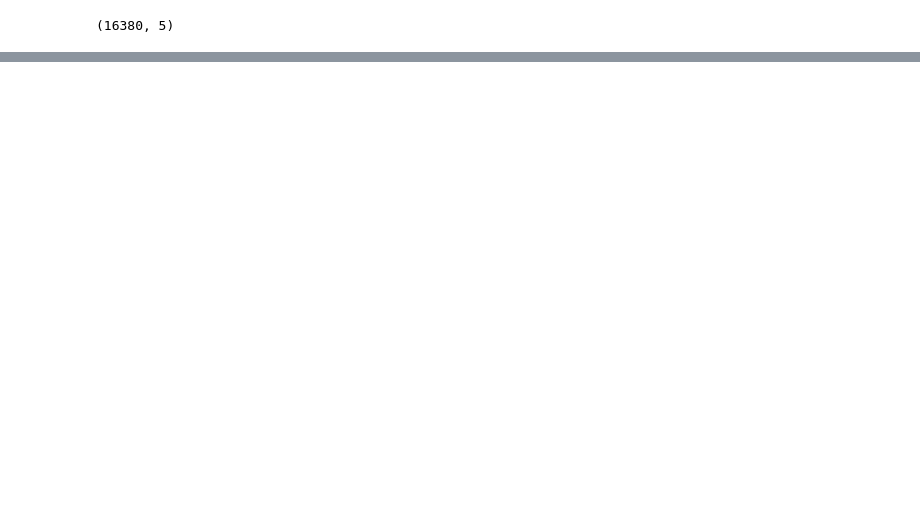
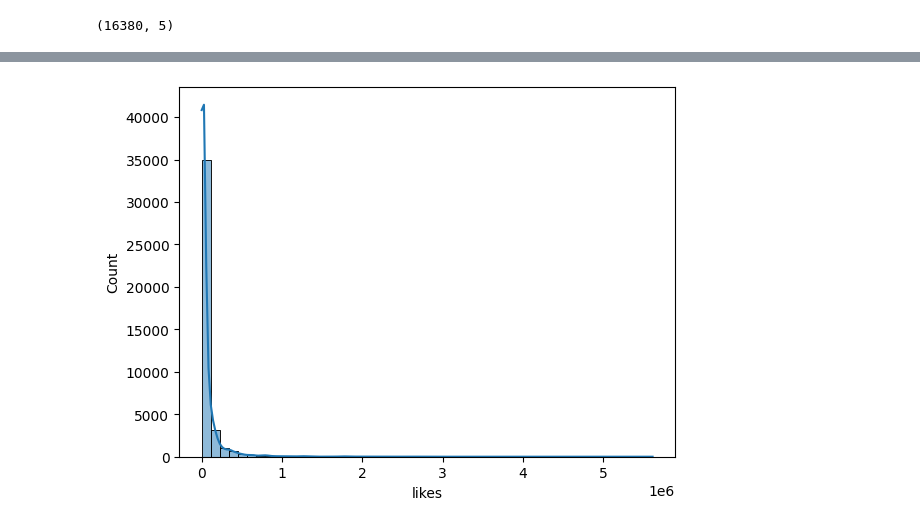
Before and after one commit to Crostz/FDS-2025-1-258, a Jupyter notebook: Proyecto/Analisis.ipynb, the cells around one changed output, grey strips where cells are left out. Drawn from its saved outputs; the diff is of its cells as text; code cells hidden in the pictures; blank space fills up the shorter version.

```diff
--- a/Proyecto/Analisis.ipynb
+++ b/Proyecto/Analisis.ipynb
@@ -365,0 +385,6 @@ pred3.head(7)
+# %%
+# Probando una distribución de likes
+sns.histplot(df["likes"], kde=True, bins=50)
+plt.show()
+# %% [output]
+[figure, added]
```
Also changed, not shown: parts of 24 cells of this notebook.
